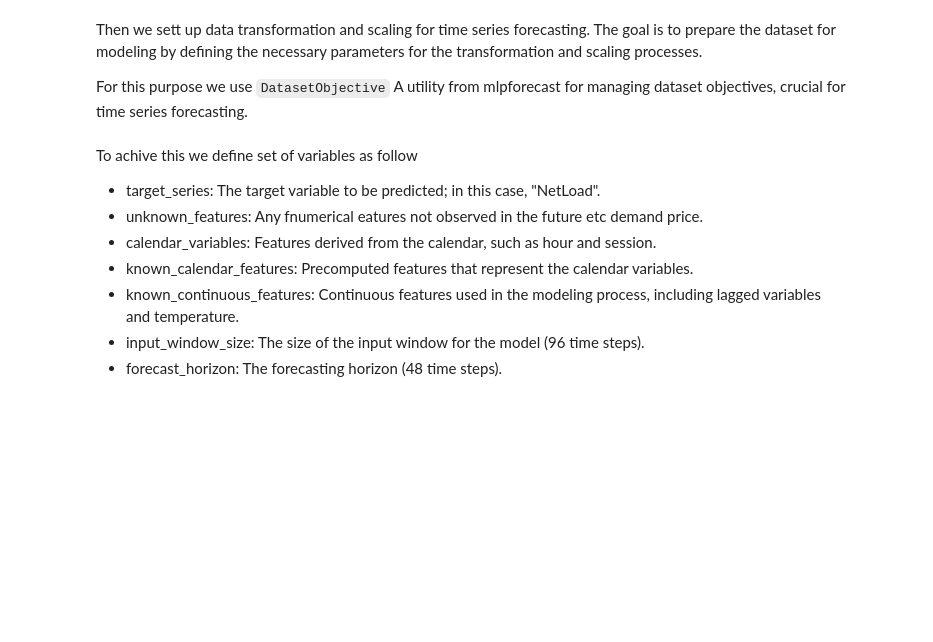
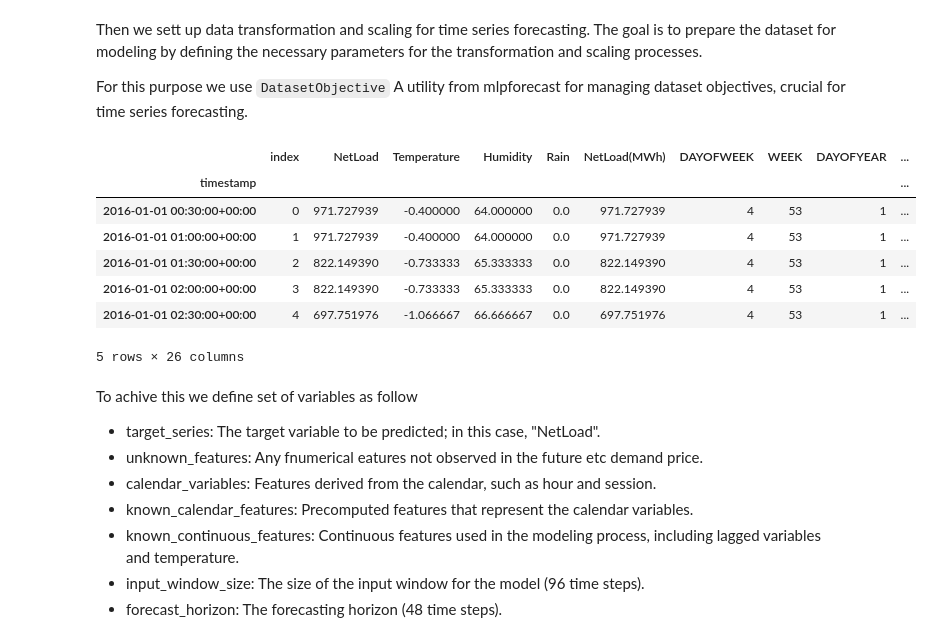
Before and after one commit to sambaiga/mlpforecast, a Jupyter notebook: example/getting_started_quantile.ipynb, the cells around one changed output. Drawn from its saved outputs; the diff is of its cells as text; code cells hidden in the pictures; blank space fills up the shorter version.

```diff
--- a/example/getting_started_quantile.ipynb
+++ b/example/getting_started_quantile.ipynb
@@ -7,7 +7,7 @@ from aquarel import load_theme
 ## Load dataset
 We first load and preprocess load demand data from [Albania](https://data.dtu.dk/articles/dataset/Albanian_national_electricity_consumption_and_weather_conditions_for_2016-2019/22786922) from a Parquet file format.
 # %%
-data = pd.read_parquet("../data/albania_res.parquet")
+data = pd.read_parquet("../albania_res.parquet")
 data.index = pd.to_datetime(data.index, utc="UTC")
 # %% [markdown]
 ## Create data pipeline
@@ -15,6 +15,17 @@ data.index = pd.to_datetime(data.index, utc="UTC")
 Then we  sett up data transformation and scaling for time series forecasting. The goal is to prepare the dataset for modeling by defining the necessary parameters for the transformation and scaling processes.
 
 For this purpose we use ``DatasetObjective`` A utility from mlpforecast for managing dataset objectives, crucial for time series forecasting.
+# %%
+data.head()
+# %% [output]
+|  | index | NetLoad | Temperature | Humidity | Rain | NetLoad(MWh) | DAYOFWEEK | WEEK | DAYOFYEAR | ... |
+| timestamp |  |  |  |  |  |  |  |  |  | ... |
+| 2016-01-01 00:30:00+00:00 | 0 | 971.727939 | -0.400000 | 64.000000 | 0.0 | 971.727939 | 4 | 53 | 1 | ... |
+| 2016-01-01 01:00:00+00:00 | 1 | 971.727939 | -0.400000 | 64.000000 | 0.0 | 971.727939 | 4 | 53 | 1 | ... |
+| 2016-01-01 01:30:00+00:00 | 2 | 822.149390 | -0.733333 | 65.333333 | 0.0 | 822.149390 | 4 | 53 | 1 | ... |
+| 2016-01-01 02:00:00+00:00 | 3 | 822.149390 | -0.733333 | 65.333333 | 0.0 | 822.149390 | 4 | 53 | 1 | ... |
+| 2016-01-01 02:30:00+00:00 | 4 | 697.751976 | -1.066667 | 66.666667 | 0.0 | 697.751976 | 4 | 53 | 1 | ... |
+5 rows × 26 columns
 # %%
 from mlpforecast.data.transform import DatasetObjective
 # %% [markdown]
```
Also changed, not shown: 2 other files.
